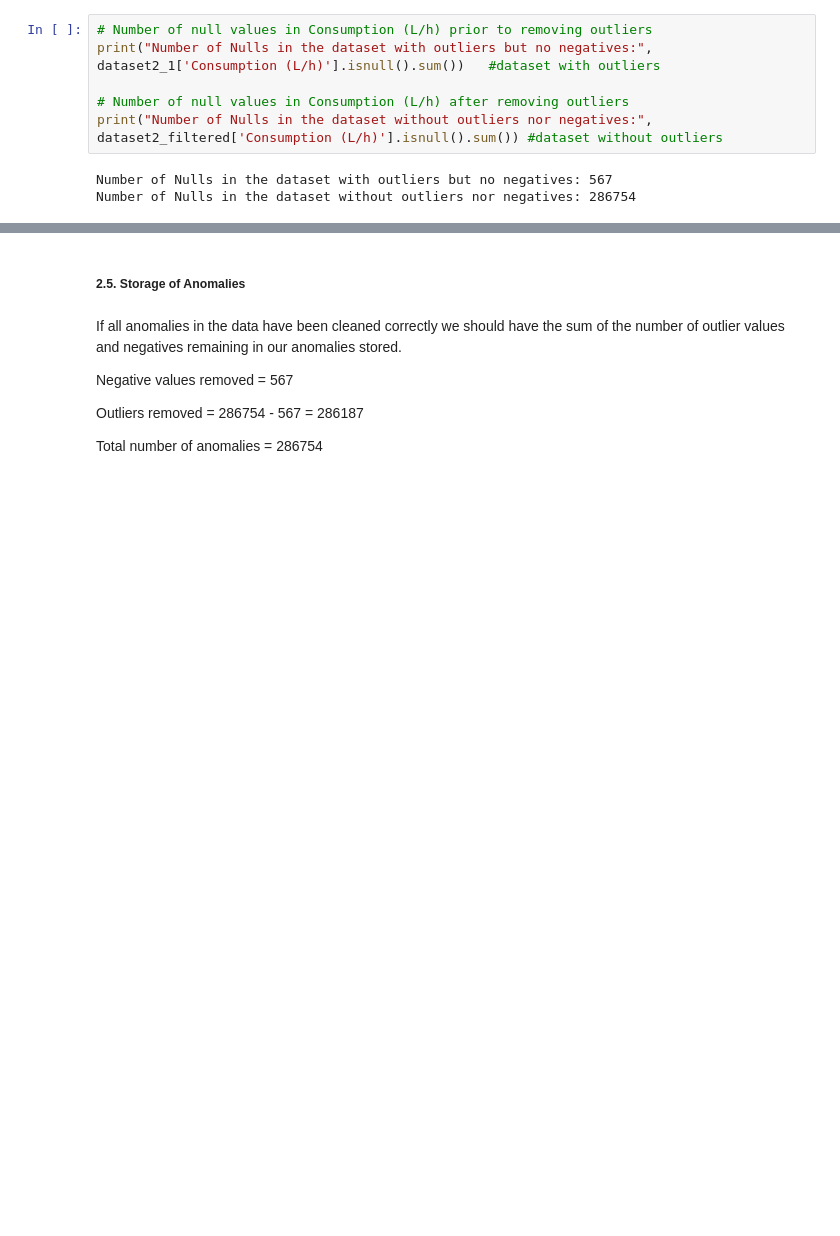
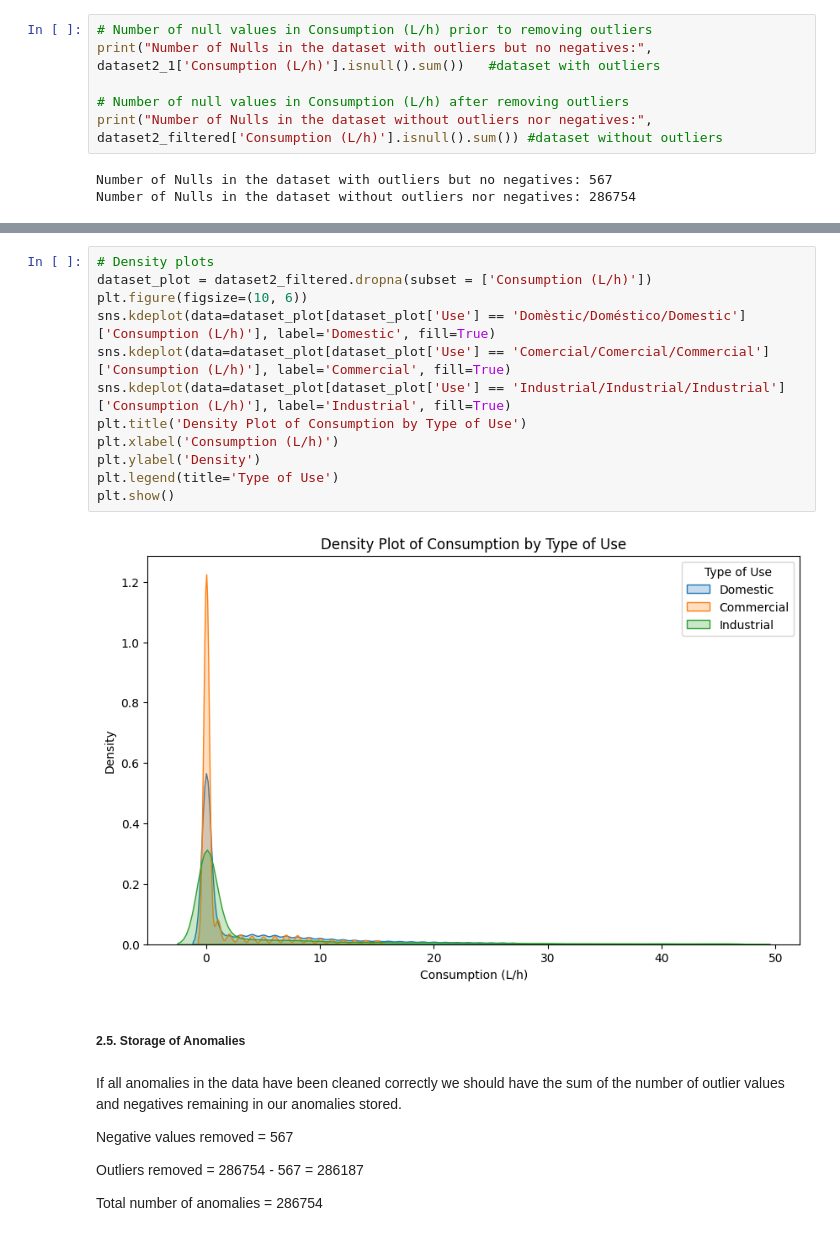
Before and after one commit to edithruizz/TFG, a Jupyter notebook: Python_Notebooks/dataset2_v2.ipynb, the cells around one changed output, grey strips where cells are left out. Drawn from its saved outputs; the diff is of its cells as text; blank space fills up the shorter version.

```diff
--- a/Python_Notebooks/dataset2_v2.ipynb
+++ b/Python_Notebooks/dataset2_v2.ipynb
@@ -303,3 +386,17 @@ Number of Nulls in the dataset without outliers nor negatives: 286754
+# %%
+# Density plots
+dataset_plot = dataset2_filtered.dropna(subset = ['Consumption (L/h)'])
+plt.figure(figsize=(10, 6))
+sns.kdeplot(data=dataset_plot[dataset_plot['Use'] == 'Domèstic/Doméstico/Domestic']['Consumption (L/h)'], label='Domestic', fill=True)
+sns.kdeplot(data=dataset_plot[dataset_plot['Use'] == 'Comercial/Comercial/Commercial']['Consumption (L/h)'], label='Commercial', fill=True)
+sns.kdeplot(data=dataset_plot[dataset_plot['Use'] == 'Industrial/Industrial/Industrial']['Consumption (L/h)'], label='Industrial', fill=True)
+plt.title('Density Plot of Consumption by Type of Use')
+plt.xlabel('Consumption (L/h)')
+plt.ylabel('Density')
+plt.legend(title='Type of Use')
+plt.show()
+# %% [output]
+[figure, added]
 # %% [markdown]
 ##### **2.5. Storage of Anomalies**
 # %% [markdown]
```
Also changed, not shown: parts of 8 cells of this notebook, 1 other file.
